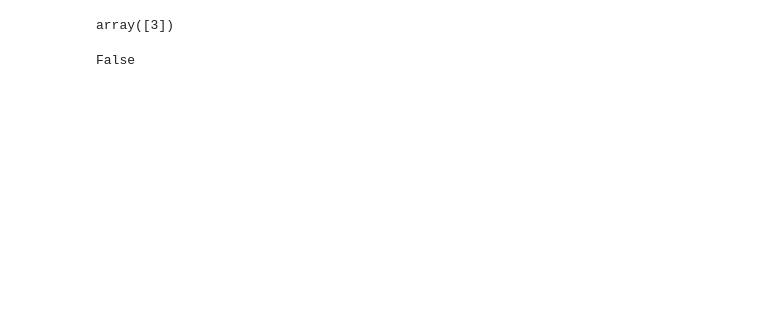
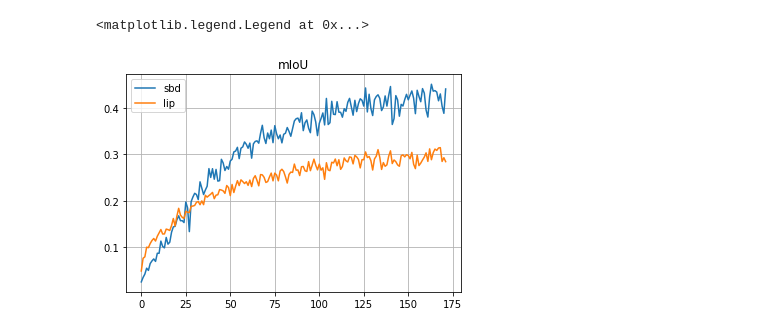
Before and after one commit to wenliangdai/msc-project, a Jupyter notebook: visualisation.ipynb, the cells around one changed output. Cells and saved outputs as stored; diff of their text form; code cells hidden in the pictures; blank space fills up the shorter version.

```diff
--- a/visualisation.ipynb
+++ b/visualisation.ipynb
@@ -175,8 +162,21 @@ a = np.array([1])
-# %%
-a + [2]
-# %% [output]
-array([3])
-# %%
-isinstance(0, list)
-# %% [output]
-False
+# %%
+# MULTI_PRETRAINED.o5271737 MULTI.o5271397
+lines = open(os.path.join('/Users/wenliang/Documents/Codes/sunets-reproduce/MULTI.o5271397')).readlines()
+mIoU_sbd = []
+mIoU_lip = []
+for line in lines:
+    if 'Val' in line:
+        temp = line.split()
+        mIoU_sbd.append(float(temp[3][0:-1]))
+        mIoU_lip.append(float(temp[6]))
+# %%
+x = range(len(mIoU_sbd))
+plt.figure()
+plt.grid()
+plt.title('mIoU')
+plt.plot(x, mIoU_sbd, label='sbd')
+plt.plot(x, mIoU_lip, label='lip')
+plt.legend()
+# %% [output]
+<matplotlib.legend.Legend at 0x...>
+[figure, added]
```
Also changed, not shown: parts of 4 cells of this notebook, 3 other files.
